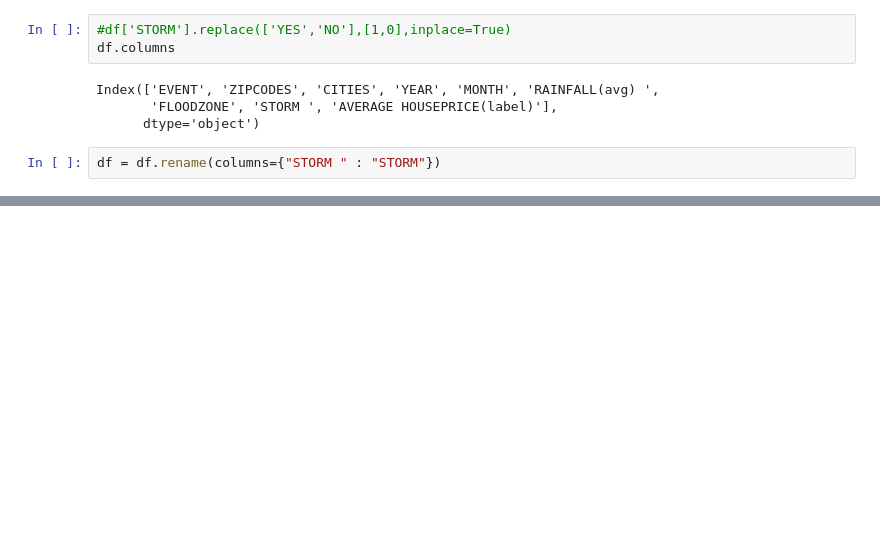
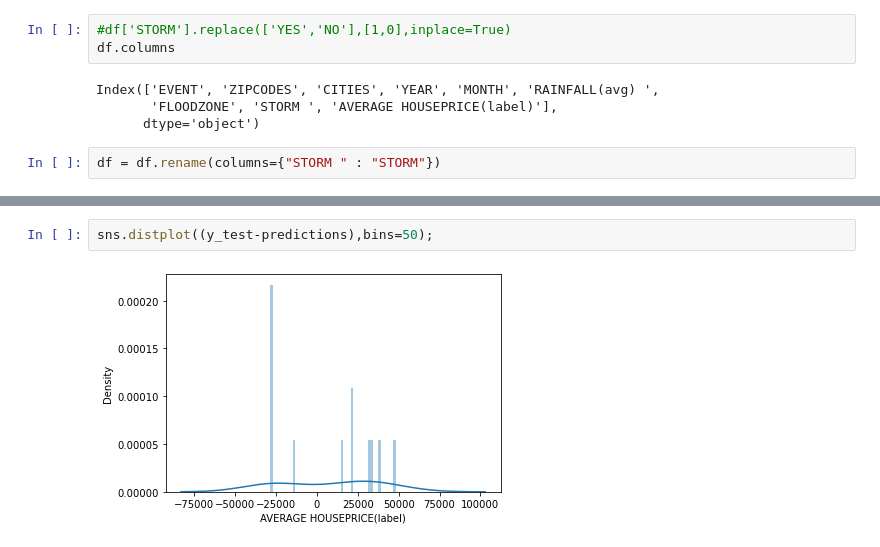
Before and after one commit to c-ramos/NJ_Flood_Risk_Capstone, a Jupyter notebook: NJCAPESTONE _HOUSEPRICE DATA.ipynb, the cells around one changed output, grey strips where cells are left out. Cells and saved outputs as stored; diff of their text form; blank space fills up the shorter version.

```diff
--- a/NJCAPESTONE _HOUSEPRICE DATA.ipynb
+++ b/NJCAPESTONE _HOUSEPRICE DATA.ipynb
@@ -142,0 +231,4 @@ df
+# %%
+sns.distplot((y_test-predictions),bins=50);
+# %% [output]
+[figure, added]
```
Also changed, not shown: parts of 16 cells of this notebook.
